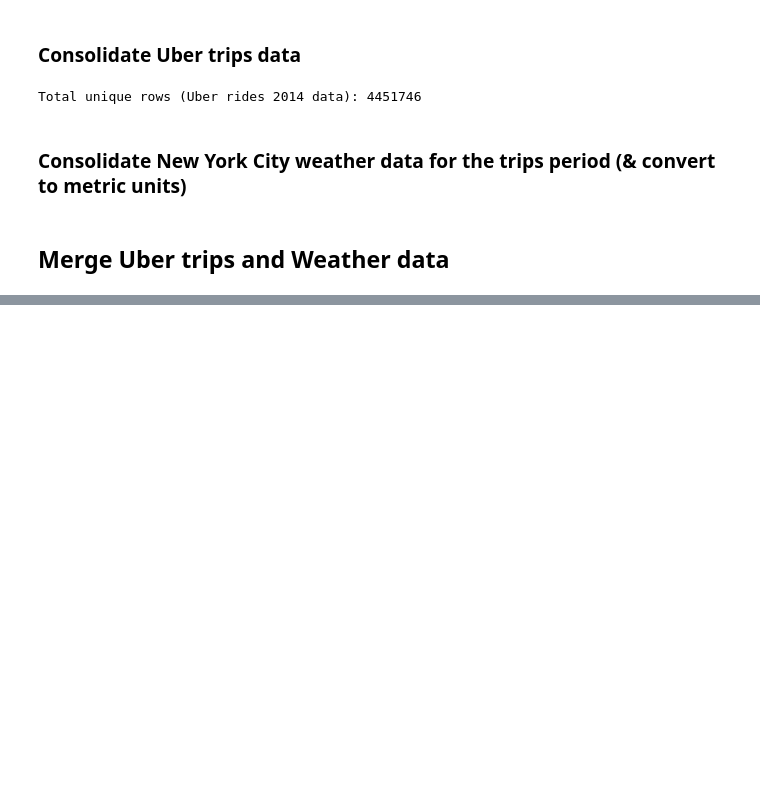
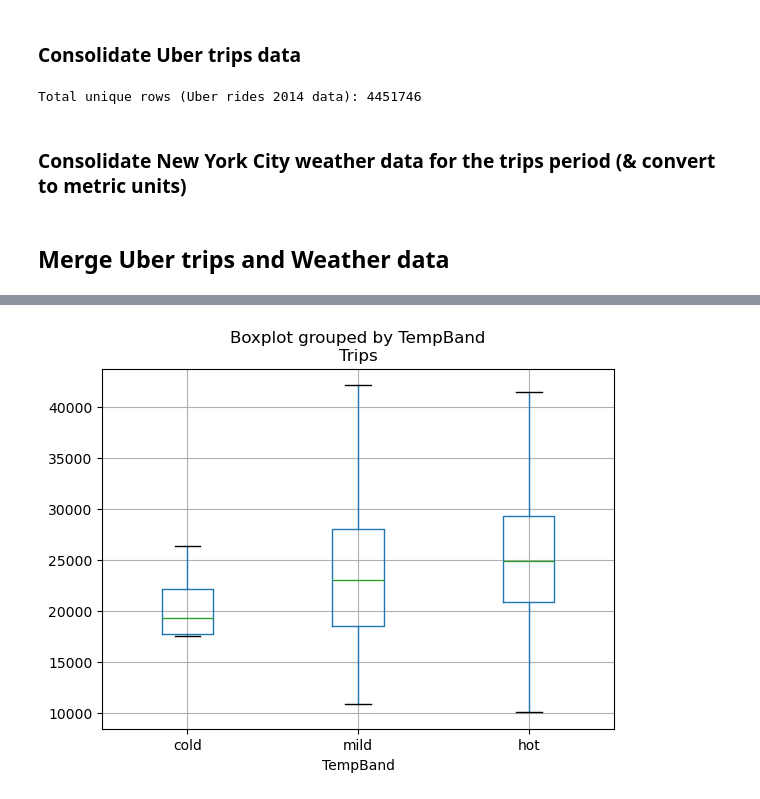
Before and after one commit to enumerbs/Project1-Group4, a Jupyter notebook: Project1-Group4_greg.ipynb, the cells around one changed output, grey strips where cells are left out. Cells and saved outputs as stored; diff of their text form; code cells hidden in the pictures; blank space fills up the shorter version.

```diff
--- a/Project1-Group4_greg.ipynb
+++ b/Project1-Group4_greg.ipynb
@@ -118,0 +124,11 @@ Number of rows in Uber_Weather_merged_data: 4451746
+# %%
+# Assign categorical flag to the dataset, to define three groups: cold (0), mild (1), and hot (2) temperatures
+Uber_Weather_df["TempBand"] = Uber_Weather_df["MaxTemp_degC"].apply(lambda t: "cold" if t < 10 else ("mild" if (t >= 10 and t <= 25) else "hot") )
+#TempBand_DisplayOrder = [0, 1, 2]
+#Uber_Weather_df["TempBand_DisplayOrder"] = Uber_Weather_df["MaxTemp_degC"].apply(lambda t: "0" if t < 10 else ("1" if (t >= 10 and t <= 25) else "2") )
+
+# Uber_Weather_df["Precipitation_YN"] = Uber_Weather_df["Precipitation"].apply(lambda t: "cold" if t < 10 else ("mild" if (t >= 10 and t <= 25) else "hot") )
+
+Uber_Weather_df.head()
+
+# Split data set into three groups: cold, mild, and warm temperatures
@@ -118,0 +142,13 @@ Number of rows in Uber_Weather_merged_data: 4451746
+# %%
+trips_df = Uber_Weather_df.groupby(["Date", "TempBand", "MaxTemp_degC", "Precipitation_mm"]).size().reset_index(name="Trips")
+
+trips_df.head()
+
+
+#trips = trips_grp.reset_index()
+
+#trips.head()
+
+#mild_trips = trips_grp[ Uber_Weather_df["TempBand"] == "mild" ]
+
+#mild_trips.head()
@@ -118,0 +162,4 @@ Number of rows in Uber_Weather_merged_data: 4451746
+# %%
+ax = trips_df.boxplot("Trips", by="TempBand", positions=[0, 2, 1])
+# %% [output]
+[figure, added]
```
Also changed, not shown: parts of 16 cells of this notebook.
